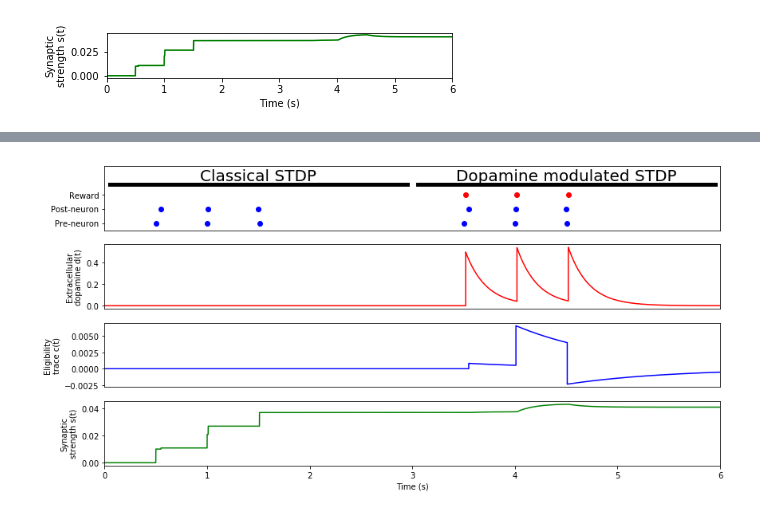
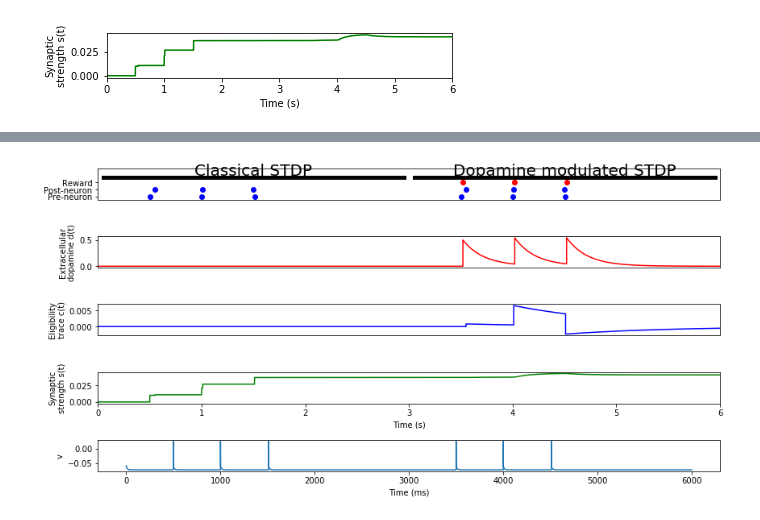
Before and after one commit to JipengSun/simulated-multisensory-integration, a Jupyter notebook: izhi.ipynb, the cells around one changed output, grey strips where cells are left out. Saved outputs shown, nothing was run; the diff lists cells and outputs as text; code cells hidden in the pictures.

```diff
--- a/izhi.ipynb
+++ b/izhi.ipynb
@@ -5,9 +5,13 @@ simulation_duration = 6 * second
 
 # Neurons
 taum = 10*ms
+# Ee is the extracellular potential
 Ee = 0*mV
+# Firing threshold is vt
 vt = -54*mV
+# Membrane potential is reset to vr
 vr = -60*mV
+# The rest potential is El
 El = -74*mV
 taue = 5*ms
 
@@ -27,21 +31,32 @@ taus = 1*ms
 epsilon_dopa = 5e-3
 
 ## Stimuli section
+# Input current was added on
 input_indices = array([0,1,0,1,1,0,
                        0,1,0,1,1,0])
 input_times = array([ 500,  550, 1000, 1010, 1500, 1510,
                      3500, 3550, 4000, 4010, 4500, 4510])*ms
 input = SpikeGeneratorGroup(2,input_indices,input_times)
+# The ge is the synaptic conductance
 neurons = NeuronGroup(2,'''dv/dt = (ge * (Ee-vr) + El - v) / taum : volt
 dge/dt = -ge / taue : 1''',threshold='v>vt',reset='v = vr',method='exact')
 neurons.v = vr
 neurons_monitor = SpikeMonitor(neurons)
+M = StateMonitor(neurons, 'v', record=[0,1])
+
+
+
 
 synapse = Synapses(input,neurons,model='''s:volt''',on_pre='v += s')
+# Connect neuron 0->0, 1->1
 synapse.connect(i = [0,1],j = [0,1])
+
 synapse.s = 100. *mV
 
 ## STDP section
+# c is the important enzyme for synapse strength and d is the concentration of dopamine.
+# We should understand that the c is influenced by STDP and has nothing to do with dopamine d.
+# However the synapse strength s is influenced by both c and d.
 synapse_stdp = Synapses(neurons,neurons,
                         model='''mode:1
                         dc/dt = -c / tauc :1 (clock-driven)
@@ -143,35 +170,39 @@ show()
 # All
 # Visualisation
 dopamine_indices, dopamine_times = dopamine_monitor.it
 neurons_indices, neurons_times = neurons_monitor.it
 figure(figsize=(12,6))
-subplot(411)
+subplot(511)
 plot([0.05, 2.95], [2.7, 2.7], linewidth=5, color='k')
 text(1.5, 3, 'Classical STDP', horizontalalignment='center', fontsize=20)
 plot([3.05, 5.95], [2.7, 2.7], linewidth=5, color='k')
 text(4.5, 3, 'Dopamine modulated STDP', horizontalalignment='center', fontsize=20)
 plot(neurons_times, neurons_indices, 'ob')
 plot(dopamine_times, dopamine_indices + 2, 'or')
 xlim([0, simulation_duration/second])
 ylim([-0.5, 4])
 yticks([0, 1, 2], ['Pre-neuron', 'Post-neuron', 'Reward'])
 xticks([])
-subplot(412)
+subplot(512)
 plot(synapse_stdp_monitor.t/second, synapse_stdp_monitor.d.T/gmax, 'r-')
 xlim([0, simulation_duration/second])
 ylabel('Extracellular\ndopamine d(t)')
 xticks([])
-subplot(413)
+subplot(513)
 plot(synapse_stdp_monitor.t/second, synapse_stdp_monitor.c.T/gmax, 'b-')
 xlim([0, simulation_duration/second])
 ylabel('Eligibility\ntrace c(t)')
 xticks([])
-subplot(414)
+subplot(514)
 plot(synapse_stdp_monitor.t/second, synapse_stdp_monitor.s.T/gmax, 'g-')
 xlim([0, simulation_duration/second])
 ylabel('Synaptic\nstrength s(t)')
 xlabel('Time (s)')
+subplot(515)
+plot(M.t/ms, M.v[0])
+xlabel('Time (ms)')
+ylabel('v');
 tight_layout()
 show()
 # %% [output]
-[figure, old version]
+[figure, new version]
```
Also changed, not shown: parts of 2 cells of this notebook, 1 other file.
